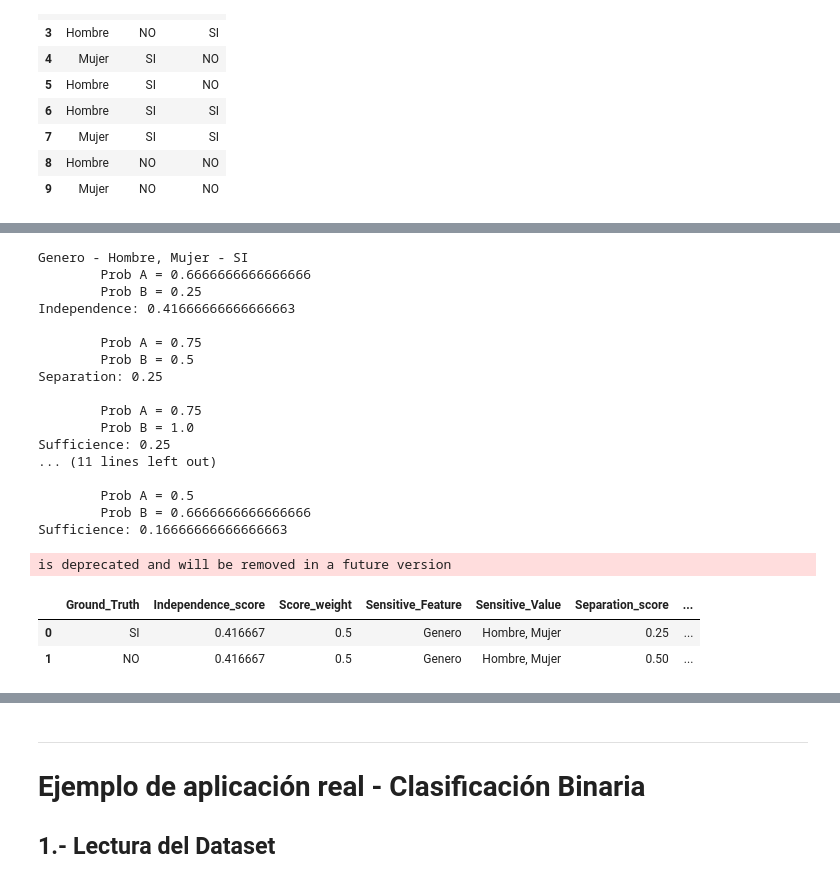
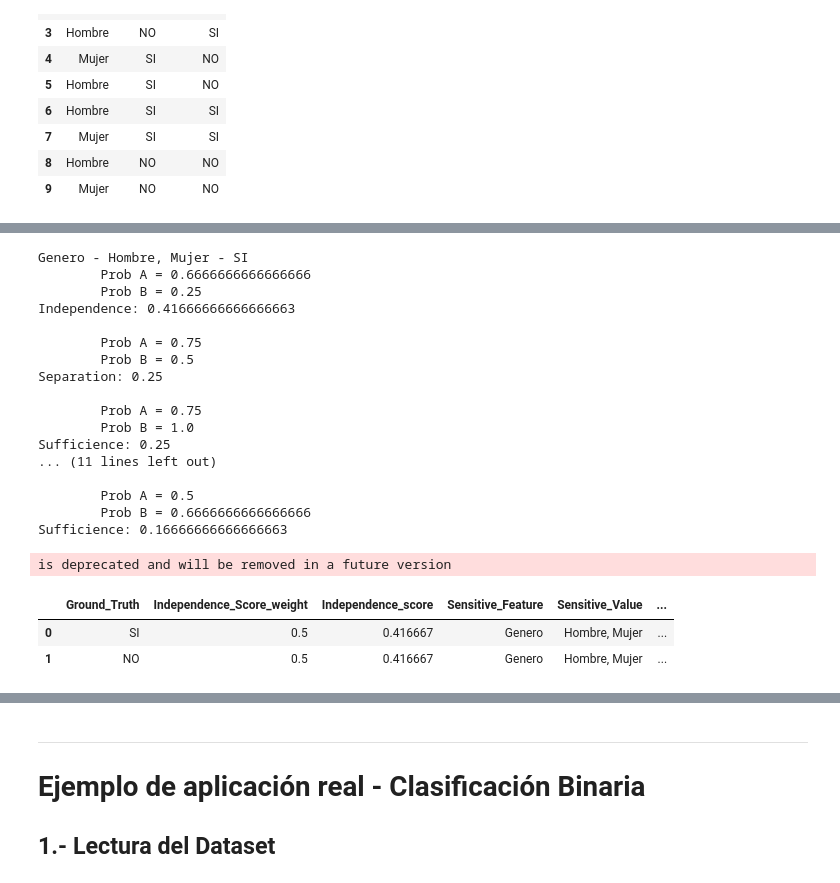
Before and after one commit to Telefonica/XAIoGraphs, a Jupyter notebook: notebooks/Ricardo/pruebas_fairness.ipynb, the cells around one changed output, grey strips where cells are left out. Drawn from its saved outputs; the diff is of its cells as text; code cells hidden in the pictures.

Commit message:
calculate global scores criterias per sensitive feature

```diff
--- a/notebooks/Ricardo/pruebas_fairness.ipynb
+++ b/notebooks/Ricardo/pruebas_fairness.ipynb
@@ -251,5 +275,5 @@ df_dataset
 # %%
-from typing import Dict, List
+from typing import Dict, List, Tuple
 
 import pandas as pd
 
@@ -257,6 +281,8 @@ from copy import deepcopy
 
 
 OTHER = 'OTHER'
+
+# EXCEPCIONES: Tratar divisiones entre 0
 
 class Fairness():
 
@@ -304,6 +330,11 @@ class Fairness():
                                                          sensitive_col=column,
                                                          predict_col=predict_col,
                                                          ground_truth=ground_truth)
+                        score_weight_sufficience = self.score_weight(df=df_process,
+                                                         groupby_cols=[target_col],
+                                                         sensitive_col=column,
+                                                         predict_col=target_col,
+                                                         ground_truth=ground_truth)
                         metrics.append({'Sensitive_Feature': column,
                                         'is_Binary_Sensitive_feature': is_sensitive_col_binary,
                                         'Sensitive_Value': ", ".join(sensitive_values),
@@ -311,7 +342,9 @@ class Fairness():
                                         'Independence_score': independence,
                                         'Separation_score': separation,
                                         'Sufficience_score': sufficience,
-                                        'Score_weight': score_weight})
+                                        'Independence_Score_weight': score_weight,
+                                        'Separation_Score_weight': score_weight,
+                                        'Sufficience_Score_weight': score_weight_sufficience})
                         break
                     else:
                         print("\n{} - {} - {}".format(column, sensitive_value, ground_truth))
@@ -330,6 +363,11 @@ class Fairness():
                                                          sensitive_col=column,
                                                          predict_col=predict_col,
                                                          ground_truth=ground_truth)
+                        score_weight_sufficience = self.score_weight(df=df_process,
+                                                         groupby_cols=[column, target_col],
+                                                         sensitive_col=column,
+                                                         predict_col=target_col,
+                                                         ground_truth=ground_truth)
                         metrics.append({'Sensitive_Feature': column,
                                         'is_Binary_Sensitive_feature': is_sensitive_col_binary,
                                         'Sensitive_Value': sensitive_value,
@@ -337,13 +375,15 @@ class Fairness():
                                         'Independence_score': independence,
                                         'Separation_score': separation,
                                         'Sufficience_score': sufficience,
-                                        'Score_weight': score_weight})
+                                        'Independence_Score_weight': score_weight,
+                                        'Separation_Score_weight': score_weight,
+                                        'Sufficience_Score_weight': score_weight_sufficience})
 
         return metrics
 
 
     def fit_metrics(self, df: pd.DataFrame, sensitive_col: str, target_col: str, predict_col: str,
-                       ground_truth: str, sensitive_values: List[str]):
+                       ground_truth: str, sensitive_values: List[str]) -> Tuple[float, float, float]:
 
         independence = self.fit_independence(df=df,
                                              sensitive_col=sensitive_col,
@@ -441,33 +481,33 @@ class Fairness():
         predicción y variable sensible
         """
         dfp = df.groupby(groupby_cols)[sensitive_col].agg({'count' : 'count'}).reset_index()
         dfp['pct'] = dfp['count'] / dfp['count'].sum()
         return dfp[dfp[predict_col] == ground_truth]['pct'].iloc[0]
 
 
 fairness = Fairness(fairness_params={})
 dict_result = fairness.fit_fairness(df_dataset=df_dataset, sensitive_cols=['Genero'], target_col='y_true', predict_col='y_predict')
 df_result = pd.DataFrame.from_dict(dict_result)
 df_result
 # %% [output]
 Genero - Hombre, Mujer - SI
         Prob A = 0.6666666666666666
         Prob B = 0.25
 Independence: 0.41666666666666663
 
         Prob A = 0.75
         Prob B = 0.5
 Separation: 0.25
 
         Prob A = 0.75
         Prob B = 1.0
 Sufficience: 0.25
 ... (11 lines left out)
 
         Prob A = 0.5
         Prob B = 0.6666666666666666
 Sufficience: 0.16666666666666663
 is deprecated and will be removed in a future version
-|  | Ground_Truth | Independence_score | Score_weight | Sensitive_Feature | Sensitive_Value | Separation_score | ... |
-| 0 | SI | 0.416667 | 0.5 | Genero | Hombre, Mujer | 0.25 | ... |
-| 1 | NO | 0.416667 | 0.5 | Genero | Hombre, Mujer | 0.50 | ... |
+|  | Ground_Truth | Independence_Score_weight | Independence_score | Sensitive_Feature | Sensitive_Value | ... |
+| 0 | SI | 0.5 | 0.416667 | Genero | Hombre, Mujer | ... |
+| 1 | NO | 0.5 | 0.416667 | Genero | Hombre, Mujer | ... |
```
Also changed, not shown: parts of 12 cells of this notebook.
